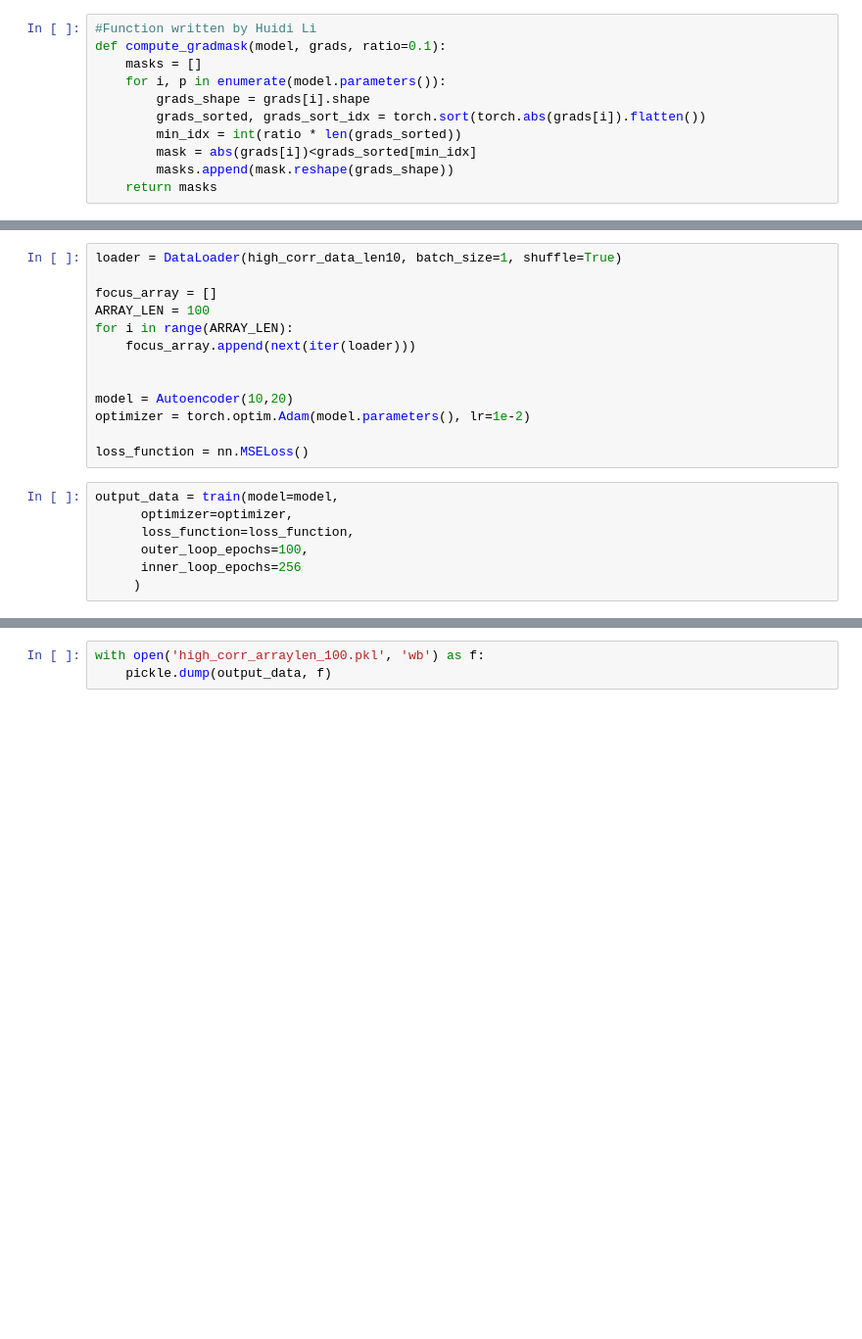
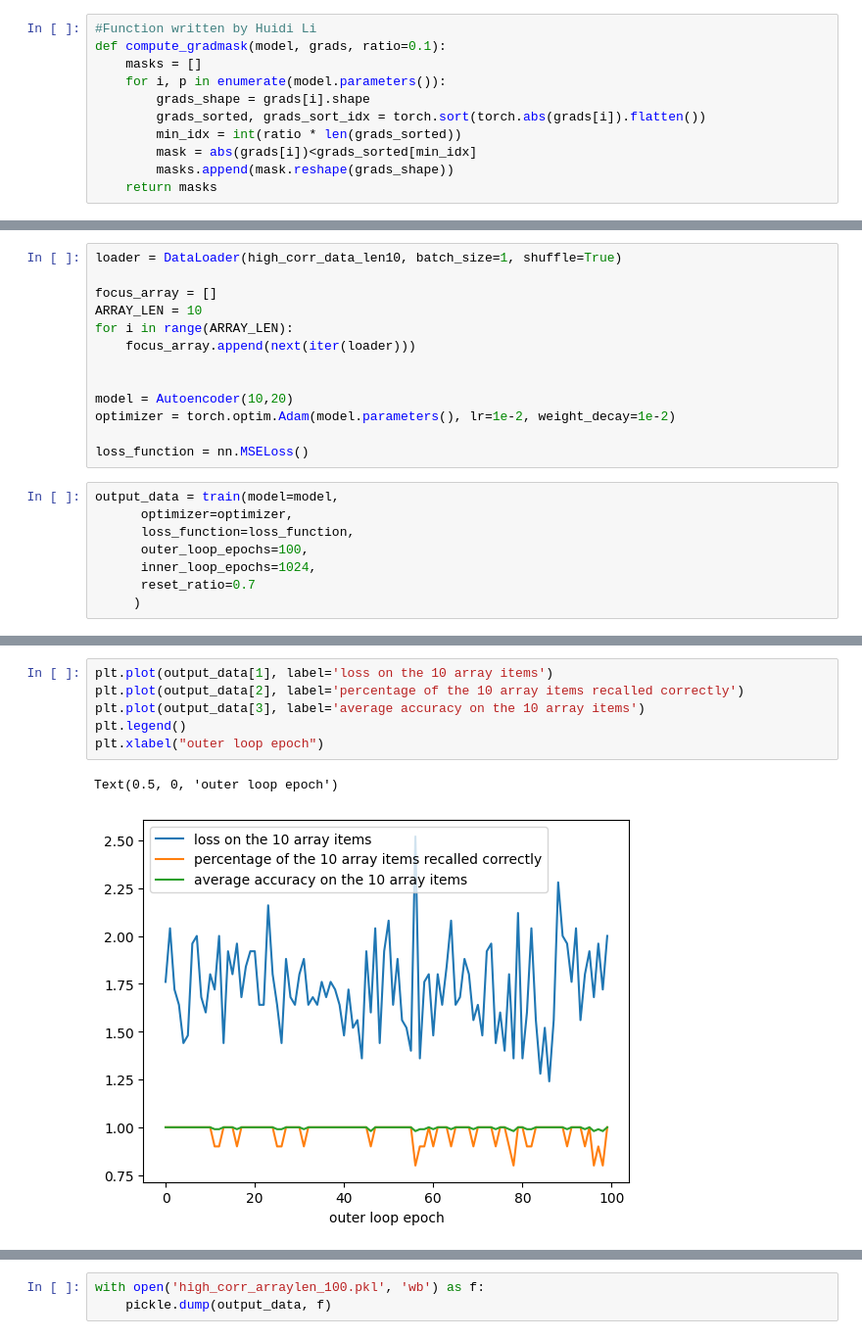
Before and after one commit to andrzeng/SparseMemoryHippo, a Jupyter notebook: metanetwork-datset/Metanetwork-dataset-generator.ipynb, the cells around one changed output, grey strips where cells are left out. Shown: that part at 98% size. Cells and saved outputs as stored; diff of their text form; blank space fills up the shorter version.

```diff
--- a/metanetwork-datset/Metanetwork-dataset-generator.ipynb
+++ b/metanetwork-datset/Metanetwork-dataset-generator.ipynb
@@ -264,13 +295,13 @@ def train(
 loader = DataLoader(high_corr_data_len10, batch_size=1, shuffle=True)
 
 focus_array = []
-ARRAY_LEN = 100
+ARRAY_LEN = 10
 for i in range(ARRAY_LEN):
     focus_array.append(next(iter(loader)))
 
 
 model = Autoencoder(10,20)
-optimizer = torch.optim.Adam(model.parameters(), lr=1e-2)
+optimizer = torch.optim.Adam(model.parameters(), lr=1e-2, weight_decay=1e-2)
 
 loss_function = nn.MSELoss()
 # %%
@@ -278,6 +309,7 @@ output_data = train(model=model,
       optimizer=optimizer,
       loss_function=loss_function,
       outer_loop_epochs=100,
-      inner_loop_epochs=256
+      inner_loop_epochs=1024,
+      reset_ratio=0.7
      )
 # %% [output]
@@ -286,3 +333,12 @@ Epoch  50
+# %%
+plt.plot(output_data[1], label='loss on the 10 array items')
+plt.plot(output_data[2], label='percentage of the 10 array items recalled correctly')
+plt.plot(output_data[3], label='average accuracy on the 10 array items')
+plt.legend()
+plt.xlabel("outer loop epoch")
+# %% [output]
+Text(0.5, 0, 'outer loop epoch')
+[figure, added]
 # %%
 def bin_thresh(tensor):
     tensor[tensor > 0] = 1
```
Also changed, not shown: parts of 5 cells of this notebook.
